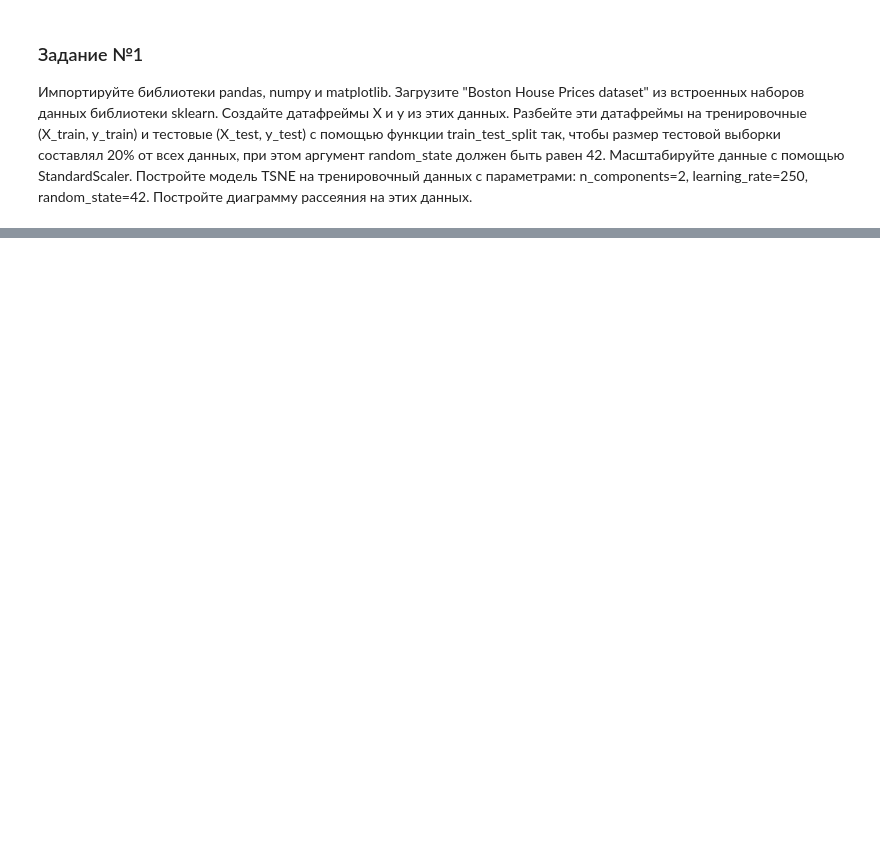
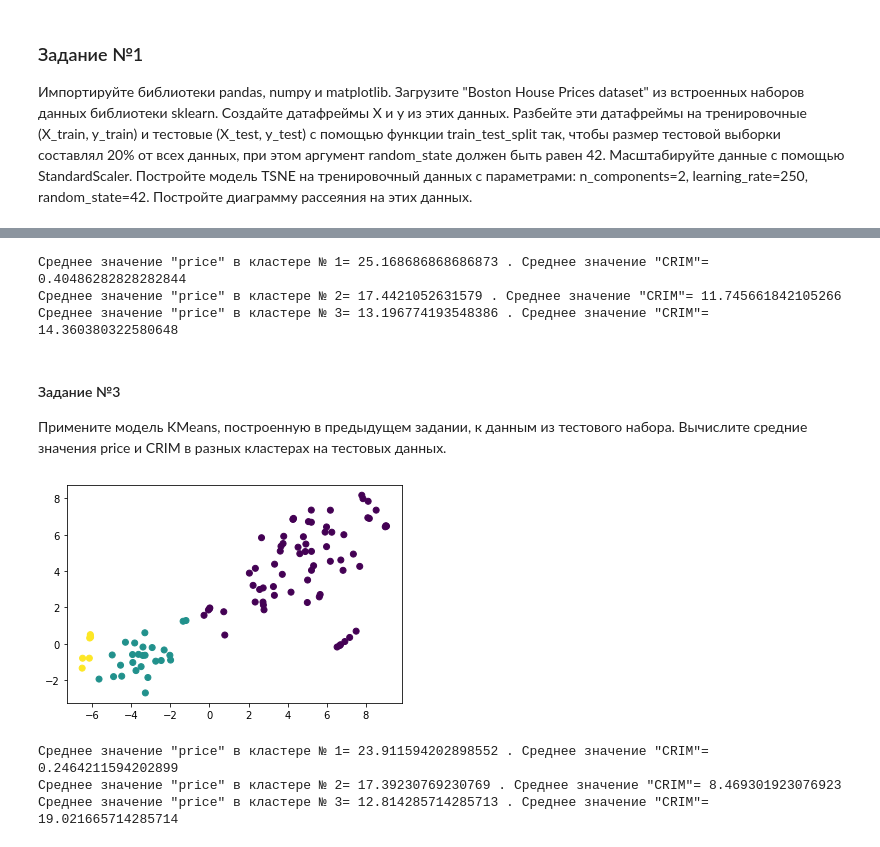
Before and after one commit to DmitriyNovikov0/Python_lib_, a Jupyter notebook: lesson5/HW5.ipynb, the cells around one changed output, grey strips where cells are left out. Saved outputs shown, nothing was run; the diff lists cells and outputs as text; code cells hidden in the pictures; blank space fills up the shorter version.

```diff
--- a/lesson5/HW5.ipynb
+++ b/lesson5/HW5.ipynb
@@ -27,0 +66,28 @@ n_components=2, learning_rate=250, random_state=42.
+# %%
+print('Среднее значение "price" в кластере № 1=', y_train[train_labels == 0].mean().values[0], '. Среднее значение "CRIM"=', X_train['CRIM'][train_labels == 0].mean())
+print('Среднее значение "price" в кластере № 2=', y_train[train_labels == 1].mean().values[0], '. Среднее значение "CRIM"=', X_train['CRIM'][train_labels == 1].mean())
+print('Среднее значение "price" в кластере № 3=', y_train[train_labels == 2].mean().values[0], '. Среднее значение "CRIM"=', X_train['CRIM'][train_labels == 2].mean())
+# %% [output]
+Среднее значение "price" в кластере № 1= 25.168686868686873 . Среднее значение "CRIM"= 0.40486282828282844
+Среднее значение "price" в кластере № 2= 17.4421052631579 . Среднее значение "CRIM"= 11.745661842105266
+Среднее значение "price" в кластере № 3= 13.196774193548386 . Среднее значение "CRIM"= 14.360380322580648
+# %% [markdown]
+#### Задание №3
+Примените модель KMeans, построенную в предыдущем задании,
+к данным из тестового набора.
+Вычислите средние значения price и CRIM в разных кластерах на тестовых данных.
+# %%
+X_test_tsne = tsne.fit_transform(X_test_scaled)
+test_labels = model.fit_predict(X_test)
+plt.scatter(X_test_tsne[:, 0], X_test_tsne[:, 1], c=test_labels)
+plt.show()
+# %% [output]
+[figure, added]
+# %%
+print('Среднее значение "price" в кластере № 1=', y_test[test_labels == 0].mean().values[0], '. Среднее значение "CRIM"=', X_test['CRIM'][test_labels == 0].mean())
+print('Среднее значение "price" в кластере № 2=', y_test[test_labels == 1].mean().values[0], '. Среднее значение "CRIM"=', X_test['CRIM'][test_labels == 1].mean())
+print('Среднее значение "price" в кластере № 3=', y_test[test_labels == 2].mean().values[0], '. Среднее значение "CRIM"=', X_test['CRIM'][test_labels == 2].mean())
+# %% [output]
+Среднее значение "price" в кластере № 1= 23.911594202898552 . Среднее значение "CRIM"= 0.2464211594202899
+Среднее значение "price" в кластере № 2= 17.39230769230769 . Среднее значение "CRIM"= 8.469301923076923
+Среднее значение "price" в кластере № 3= 12.814285714285713 . Среднее значение "CRIM"= 19.021665714285714
```
Also changed, not shown: parts of 6 cells of this notebook, 2 other files.
